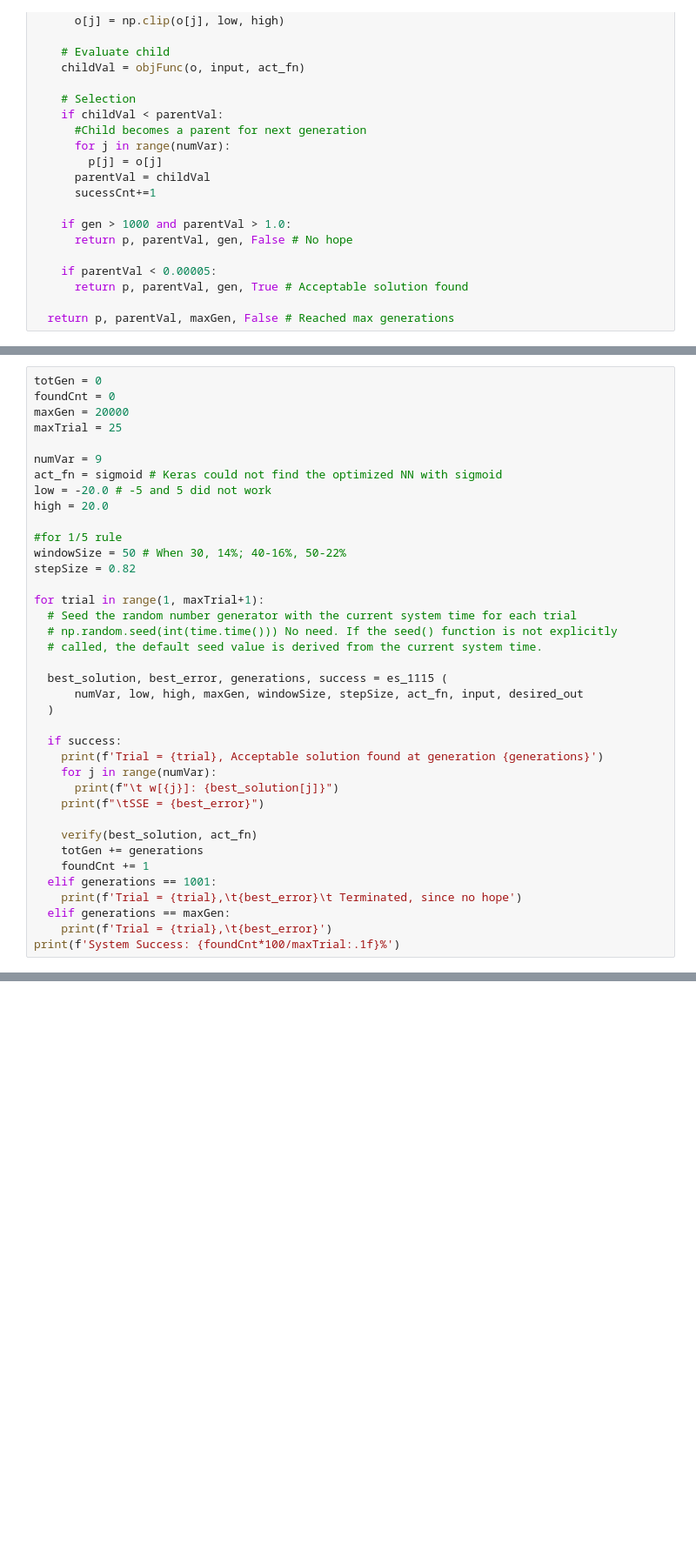
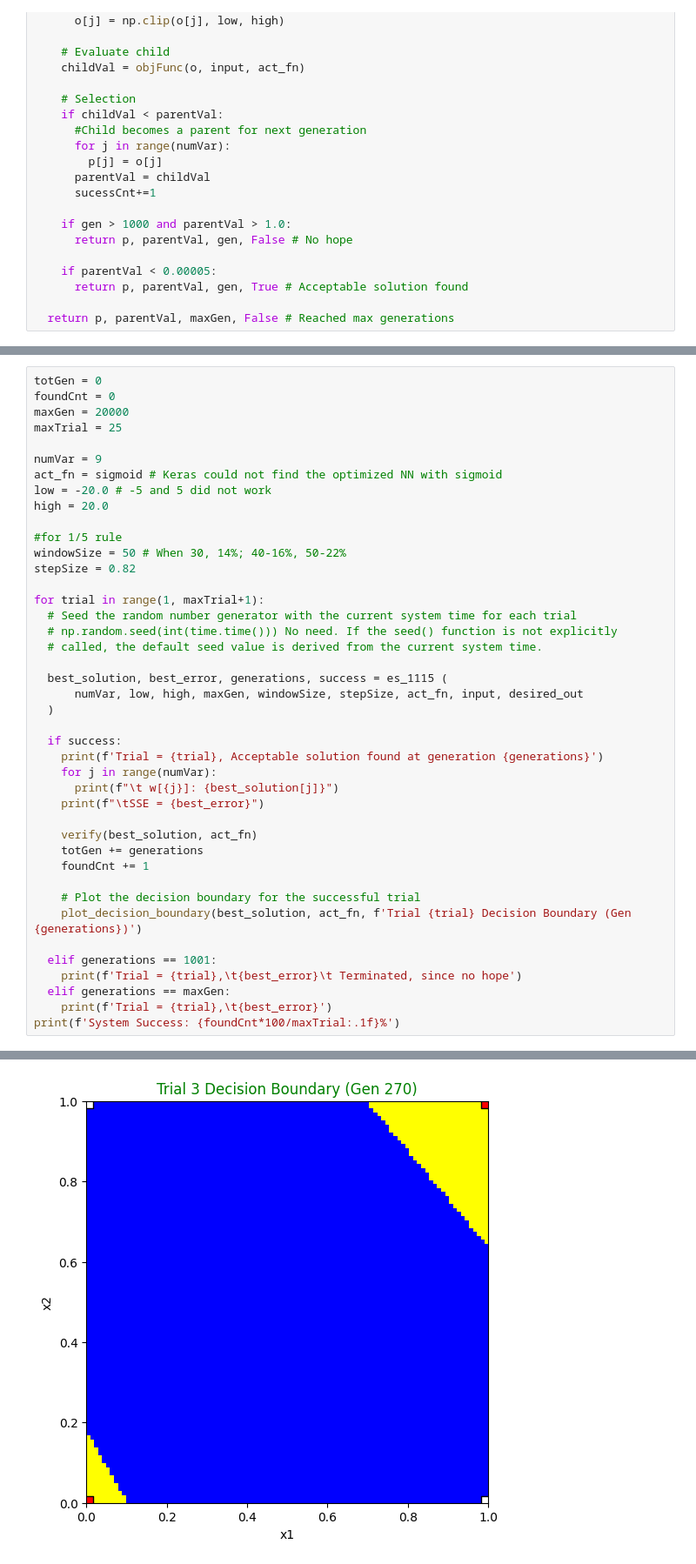
Before and after one commit to HAR5HA-7663/MCS-5993-Evolutionary-Computation-and-Deep-Learning, a Jupyter notebook: Assignments/ES1115_XOR_optimW_Harsha_Yellela.ipynb, the cells around one changed output, grey strips where cells are left out. Shown at 87% size. Drawn from its saved outputs; the diff is of its cells as text; blank space fills up the shorter version.

Commit message:
hw3 modification added decision boundary

```diff
--- a/Assignments/ES1115_XOR_optimW_Harsha_Yellela.ipynb
+++ b/Assignments/ES1115_XOR_optimW_Harsha_Yellela.ipynb
@@ -204,6 +245,10 @@ for trial in range(1, maxTrial+1):
     verify(best_solution, act_fn)
     totGen += generations
     foundCnt += 1
+
+    # Plot the decision boundary for the successful trial
+    plot_decision_boundary(best_solution, act_fn, f'Trial {trial} Decision Boundary (Gen {generations})')
+
   elif generations == 1001:
     print(f'Trial = {trial},\t{best_error}\t Terminated, since no hope')
   elif generations == maxGen:
@@ -229,0 +275 @@ System Success: 24.0%
+[figure, added]
```
Also changed, not shown: parts of 3 cells of this notebook.
